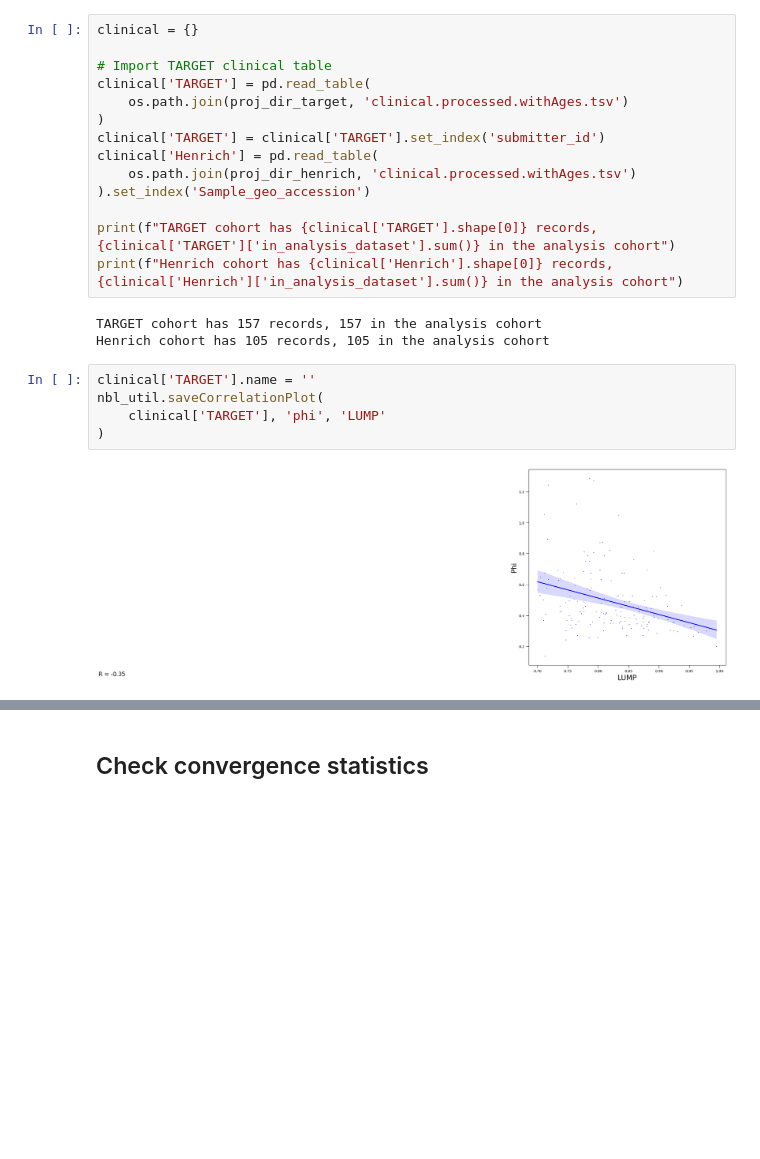
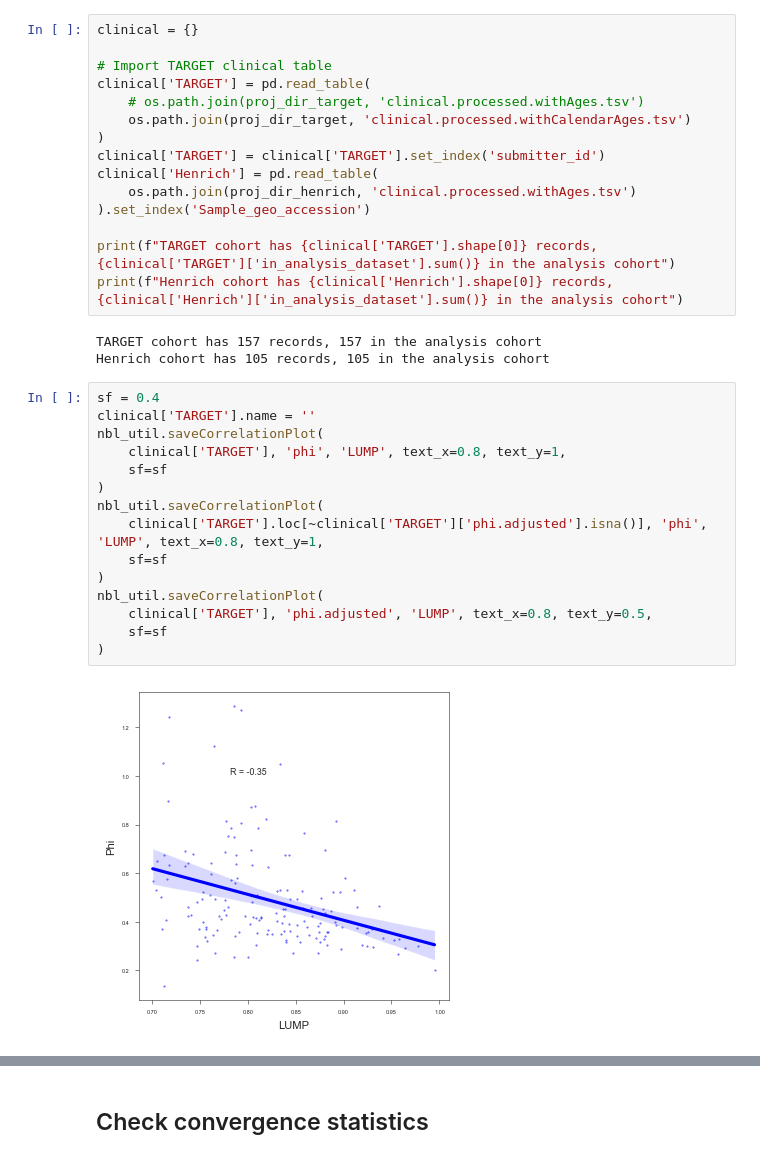
Before and after one commit to danmonyak/EpiClockNBL, a Jupyter notebook: 6. Main Analysis/Make Figures.ipynb, the cells around one changed output, grey strips where cells are left out. Drawn from its saved outputs; the diff is of its cells as text; blank space fills up the shorter version.

```diff
--- a/6. Main Analysis/Make Figures.ipynb
+++ b/6. Main Analysis/Make Figures.ipynb
@@ -35,7 +35,8 @@ clinical = {}
 
 # Import TARGET clinical table
 clinical['TARGET'] = pd.read_table(
-    os.path.join(proj_dir_target, 'clinical.processed.withAges.tsv')
+    # os.path.join(proj_dir_target, 'clinical.processed.withAges.tsv')
+    os.path.join(proj_dir_target, 'clinical.processed.withCalendarAges.tsv')
 )
 clinical['TARGET'] = clinical['TARGET'].set_index('submitter_id')
 clinical['Henrich'] = pd.read_table(
@@ -48,9 +49,19 @@ print(f"Henrich cohort has {clinical['Henrich'].shape[0]} records, {clinical['He
 TARGET cohort has 157 records, 157 in the analysis cohort
 Henrich cohort has 105 records, 105 in the analysis cohort
 # %%
+sf = 0.4
 clinical['TARGET'].name = ''
 nbl_util.saveCorrelationPlot(
-    clinical['TARGET'], 'phi', 'LUMP'
+    clinical['TARGET'], 'phi', 'LUMP', text_x=0.8, text_y=1,
+    sf=sf
 )
+nbl_util.saveCorrelationPlot(
+    clinical['TARGET'].loc[~clinical['TARGET']['phi.adjusted'].isna()], 'phi', 'LUMP', text_x=0.8, text_y=1,
+    sf=sf
+)
+nbl_util.saveCorrelationPlot(
+    clinical['TARGET'], 'phi.adjusted', 'LUMP', text_x=0.8, text_y=0.5,
+    sf=sf
+)
 # %% [output]
-[figure, old version]
+[figure, new version]
```
Also changed, not shown: parts of 9 cells of this notebook.
